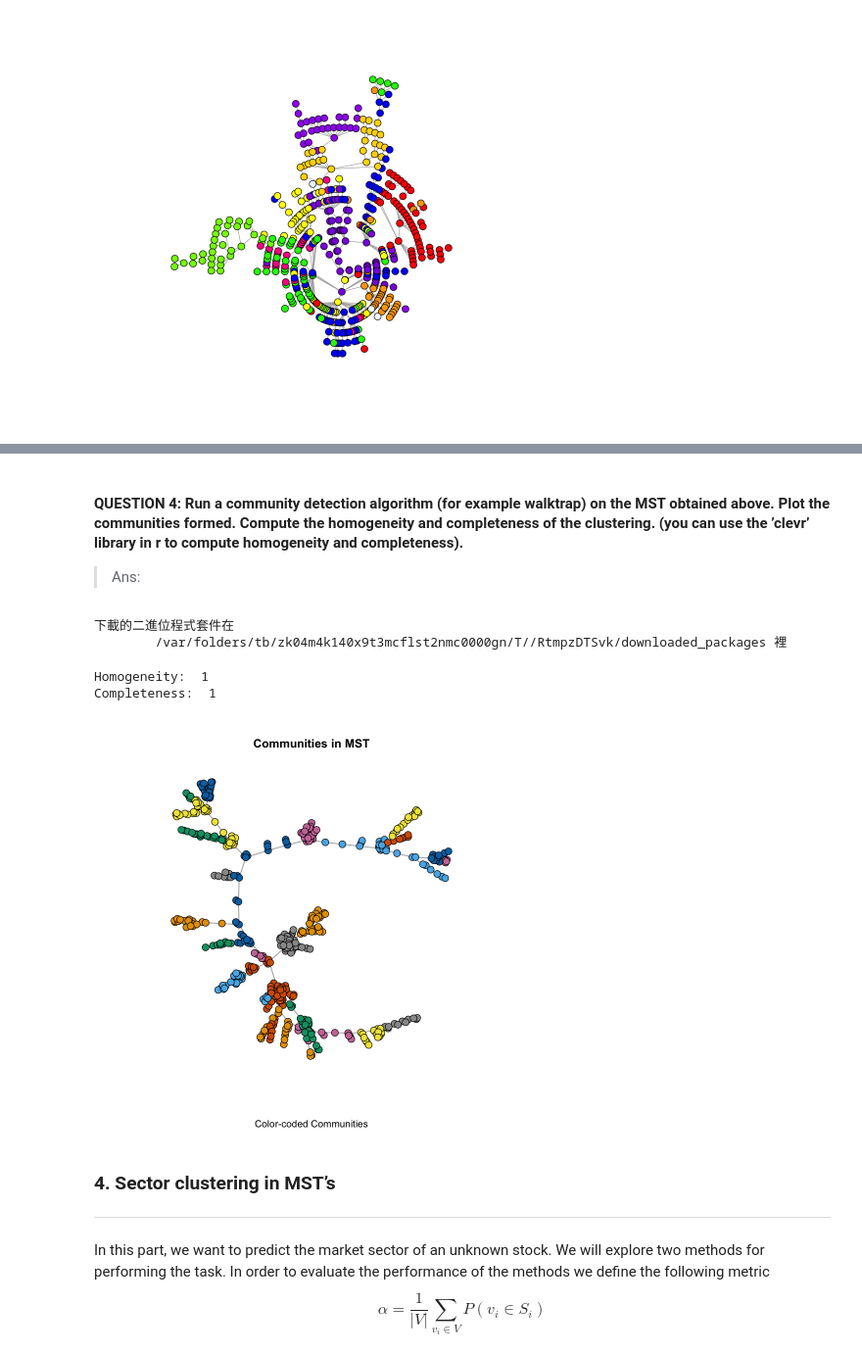
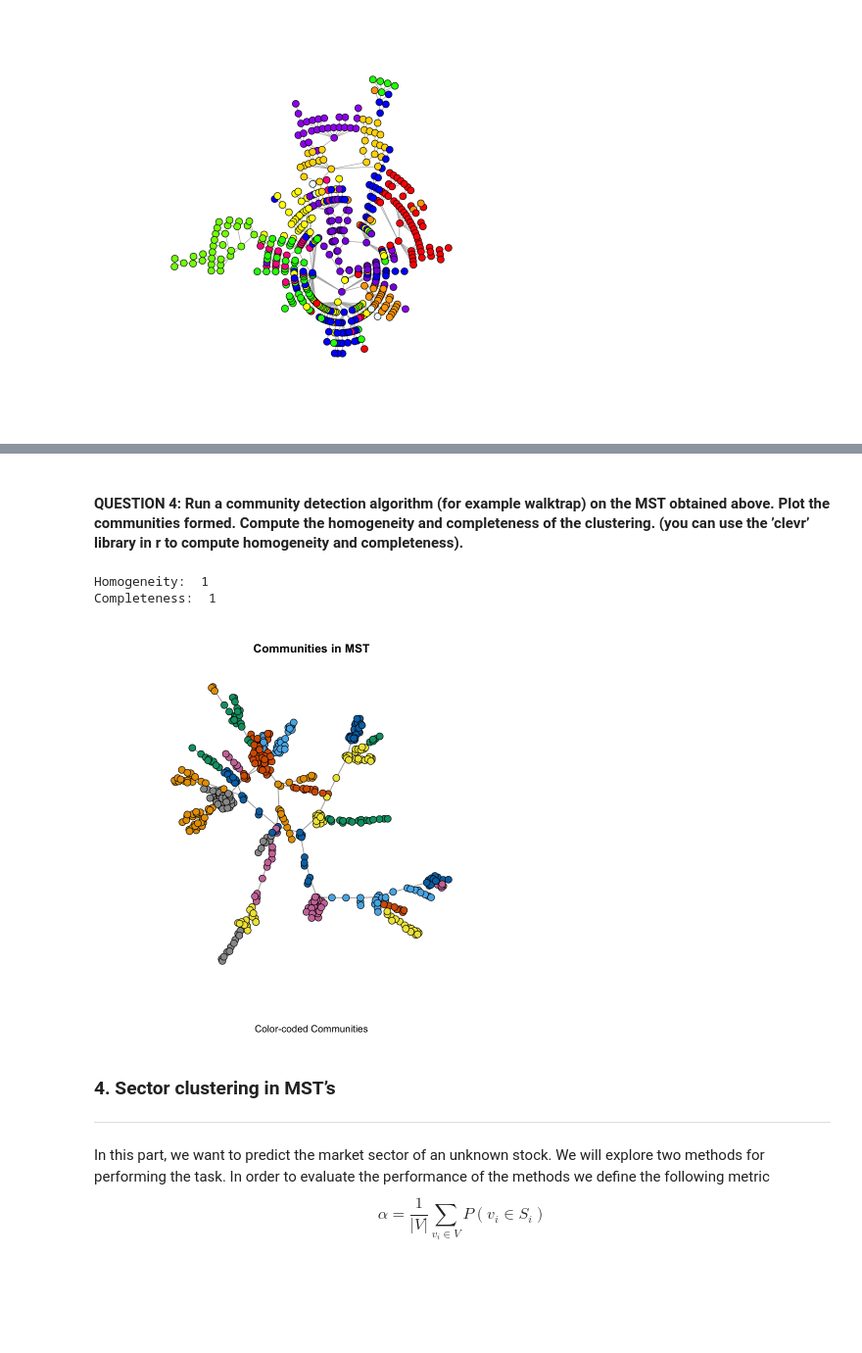
Before and after one commit to kchuang625/ucla-ece-232e-spring-2023-hw, a Jupyter notebook: project4/part1_705668757_905847065_105945588.ipynb, the cells around one changed output, grey strips where cells are left out. Shown: that part at 98% size. Saved outputs shown, nothing was run; the diff lists cells and outputs as text; code cells hidden in the pictures; blank space fills up the shorter version.

```diff
--- a/project4/part1_705668757_905847065_105945588.ipynb
+++ b/project4/part1_705668757_905847065_105945588.ipynb
@@ -71,7 +70,9 @@ library('igraph')
     union
 # %%
 # Read company ticker list
-company_ticker_list <- read.csv("finance_data/Name_sector.csv", header = TRUE, stringsAsFactors = FALSE)
+company_ticker_list <- read.csv(
+    "finance_data/Name_sector.csv", header = TRUE, stringsAsFactors = FALSE
+)
 head(company_ticker_list, n = 15L)
 print(sprintf("Number of companies in the ticker list is %s", nrow(company_ticker_list)))
 
@@ -300,42 +267,32 @@ print(sprintf("Alpha value for method 2 is: %s",alpha_2))
 # %% [markdown]
 #### QUESTION 4: Run a community detection algorithm (for example walktrap) on the MST obtained above. Plot the communities formed. Compute the homogeneity and completeness of the clustering. (you can use the ’clevr’ library in r to compute homogeneity and completeness).
-
-> Ans:
-# %%
-install.packages("clevr")
-# %% [output]
-下載的二進位程式套件在
-        /var/folders/tb/zk04m4k140x9t3mcflst2nmc0000gn/T//RtmpzDTSvk/downloaded_packages 裡
 # %%
-library(igraph)
-library(clevr)
-
 # Run community detection algorithm (e.g., Walktrap) on the MST
-community <- walktrap.community(mst)
+community <- walktrap.community(min_span_tree)
 
 # Get the communities
 communities <- community$membership
 
 # Create a vector of sector labels for the corresponding tickers
-sector_labels <- ticker_sector_map[match(V(mst)$name, names(ticker_sector_map))]
+sector_labels <- color_map[match(V(min_span_tree)$name, names(color_map))]
 
 # Plot the communities formed
-plot(mst, vertex.label = NA, vertex.size = 5, edge.width = 1.5,
+plot(min_span_tree, vertex.label = NA, vertex.size = 5, edge.width = 1.5,
      vertex.color = communities,
      main = "Communities in MST",
      sub = "Color-coded Communities")
 
 # Compute homogeneity and completeness of the clustering
 homogeneity_score <- homogeneity(communities, sector_labels)
 completeness_score <- completeness(communities, sector_labels)
 
 # Print the homogeneity and completeness scores
 cat("Homogeneity: ", homogeneity_score, "\n")
 cat("Completeness: ", completeness_score, "\n")
 # %% [output]
 Homogeneity:  1
 Completeness:  1
-[figure, old version]
+[figure, new version]
 # %% [markdown]
 ### 4. Sector clustering in MST’s
 ***
```
Also changed, not shown: parts of 17 cells of this notebook.
